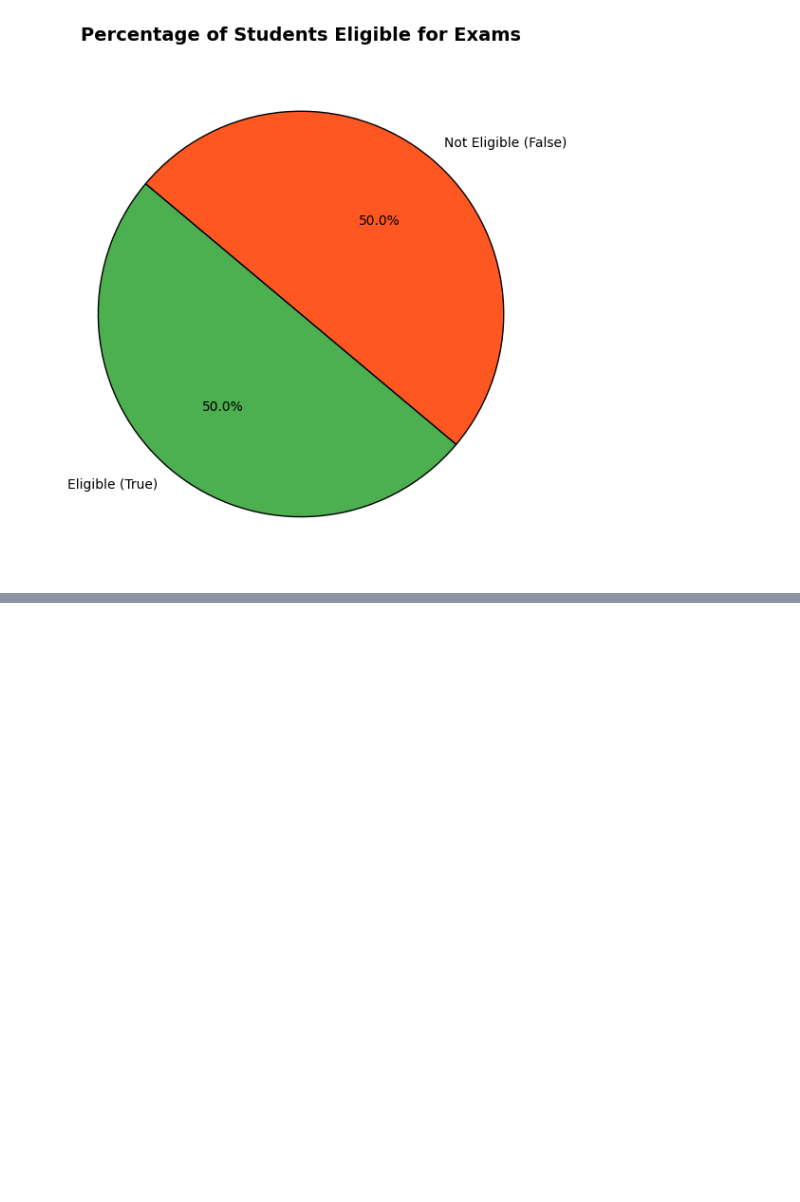
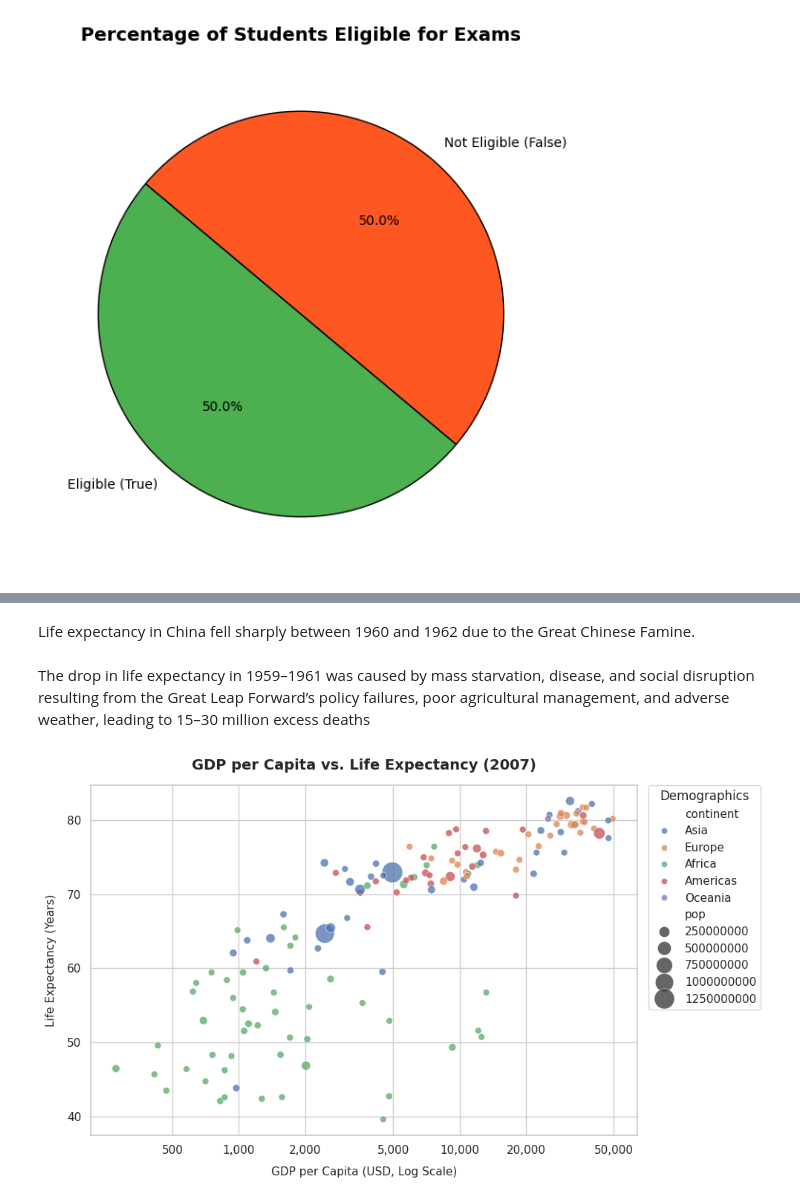
Before and after one commit to adi23042008-byte/aiml-bootcamp-2026, a Jupyter notebook: aiml_bootcamp_2026.ipynb, the cells around one changed output, grey strips where cells are left out. Saved outputs shown, nothing was run; the diff lists cells and outputs as text; code cells hidden in the pictures; blank space fills up the shorter version.

```diff
--- a/aiml_bootcamp_2026.ipynb
+++ b/aiml_bootcamp_2026.ipynb
@@ -315,0 +757,59 @@ for student in students:
+# %% [markdown]
+Life expectancy in China fell sharply between 1960 and 1962 due to the Great Chinese Famine.
+# %% [markdown]
+
+The drop in life expectancy in 1959–1961 was caused by mass starvation, disease, and social disruption resulting from the Great Leap Forward’s policy failures, poor agricultural management, and adverse weather, leading to 15–30 million excess deaths
+# %%
+import pandas as pd
+import matplotlib.pyplot as plt
+import seaborn as sns
+from matplotlib.ticker import ScalarFormatter
+
+# 1. Load the dataset from the remote URL
+url = "https://raw.githubusercontent.com/plotly/datasets/master/gapminderDataFiveYear.csv"
+df = pd.read_csv(url)
+
+# 2. Filter for the latest year (2007) to capture the modern global snapshot
+latest_year = df['year'].max()
+latest_df = df[df['year'] == latest_year]
+
+# 3. Configure layout options without using .figure()
+plt.rcParams['figure.figsize'] = (10, 6)
+sns.set_theme(style="whitegrid")
+
+# 4. Generate the scatter plot
+# Colors indicate continents; size can optionally represent population
+ax = sns.scatterplot(
+    data=latest_df,
+    x='gdpPercap',
+    y='lifeExp',
+    hue='continent',
+    size='pop',
+    sizes=(40, 400),
+    alpha=0.75,
+    edgecolor='w'
+)
+
+# 5. Apply a Logarithmic Scale to the X-axis (GDP per capita increases exponentially)
+ax.set_xscale('log')
+ax.xaxis.set_major_formatter(ScalarFormatter())
+
+# Clean up horizontal labels to avoid scientific notation formatting
+plt.xticks(
+    [500, 1000, 2000, 5000, 10000, 20000, 50000],
+    ['500', '1,000', '2,000', '5,000', '10,000', '20,000', '50,000']
+)
+
+# 6. Titles and Axes Labels
+plt.title(f'GDP per Capita vs. Life Expectancy ({latest_year})', fontsize=14, fontweight='bold', pad=15)
+plt.xlabel('GDP per Capita (USD, Log Scale)', fontsize=11, labelpad=10)
+plt.ylabel('Life Expectancy (Years)', fontsize=11, labelpad=10)
+
+# Move the legend outside or position inside neatly
+plt.legend(title='Demographics', bbox_to_anchor=(1.02, 1), loc='upper left', borderaxespad=0)
+
+# 7. Final adjustments and rendering
+plt.tight_layout()
+plt.show()
+# %% [output]
+[figure, added]
```
Also changed, not shown: parts of 37 cells of this notebook.
